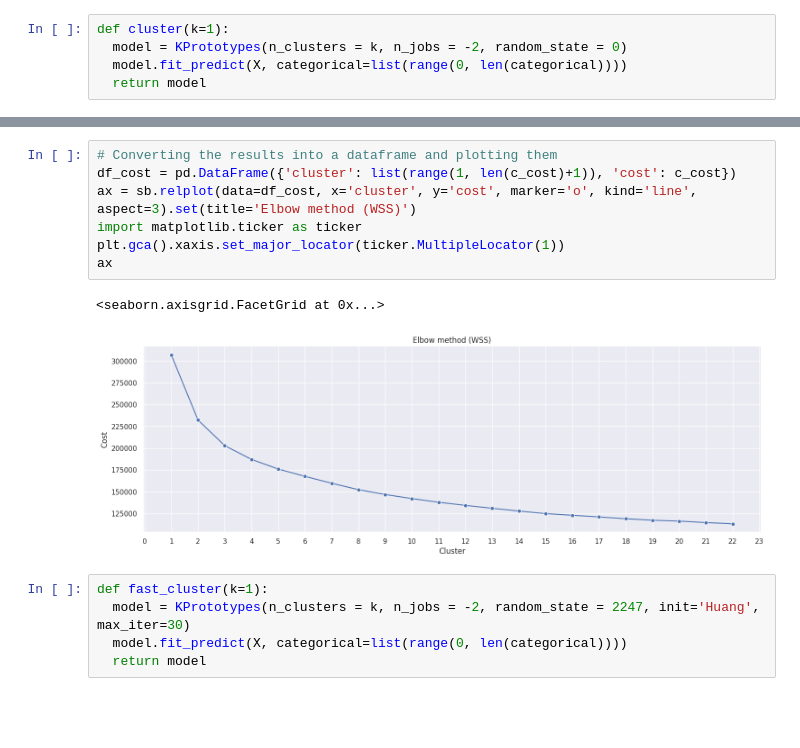
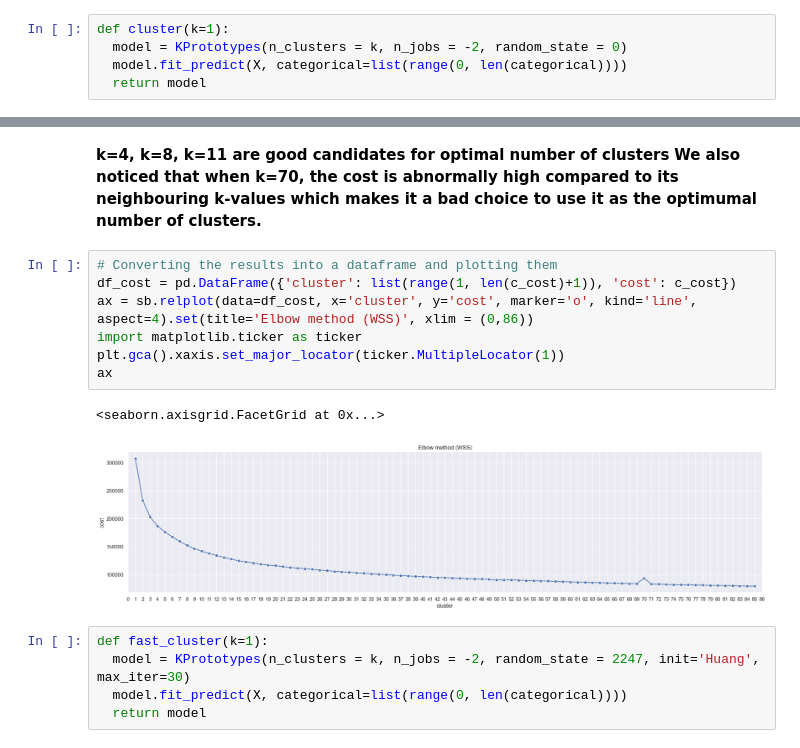
Before and after one commit to nefelibata28/usg, a Jupyter notebook: notebooks/20_kprototypes.ipynb, the cells around one changed output, grey strips where cells are left out. Drawn from its saved outputs; the diff is of its cells as text; blank space fills up the shorter version.

Commit message:
Modified graph for Elbow and Silhouette Score

```diff
--- a/notebooks/20_kprototypes.ipynb
+++ b/notebooks/20_kprototypes.ipynb
@@ -115,13 +175,16 @@ c_cost = [
+# %% [markdown]
+**k=4, k=8, k=11 are good candidates for optimal number of clusters**
+**We also noticed that when k=70, the cost is abnormally high compared to its neighbouring k-values which makes it a bad choice to use it as the optimumal number of clusters.**
 # %%
 # Converting the results into a dataframe and plotting them
 df_cost = pd.DataFrame({'cluster': list(range(1, len(c_cost)+1)), 'cost': c_cost})
-ax = sb.relplot(data=df_cost, x='cluster', y='cost', marker='o', kind='line', aspect=3).set(title='Elbow method (WSS)')
+ax = sb.relplot(data=df_cost, x='cluster', y='cost', marker='o', kind='line', aspect=4).set(title='Elbow method (WSS)', xlim = (0,86))
 import matplotlib.ticker as ticker
 plt.gca().xaxis.set_major_locator(ticker.MultipleLocator(1))
 ax
 # %% [output]
 <seaborn.axisgrid.FacetGrid at 0x...>
-[figure, old version]
+[figure, new version]
 # %%
 def fast_cluster(k=1):
   model = KPrototypes(n_clusters = k, n_jobs = -2, random_state = 2247, init='Huang', max_iter=30)
```
Also changed, not shown: parts of 12 cells of this notebook.
